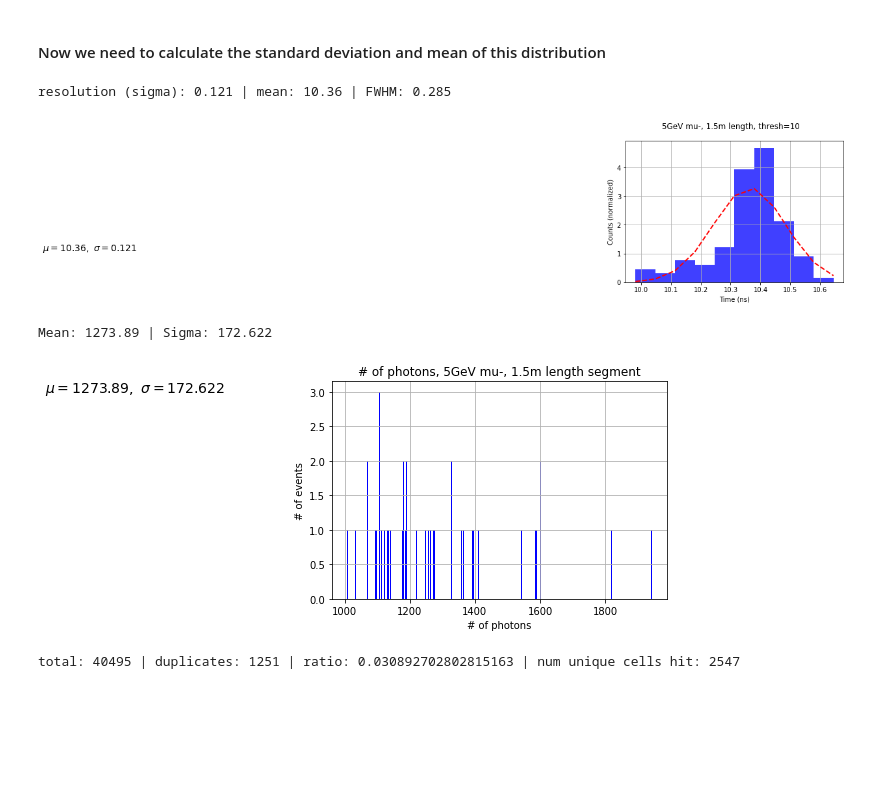
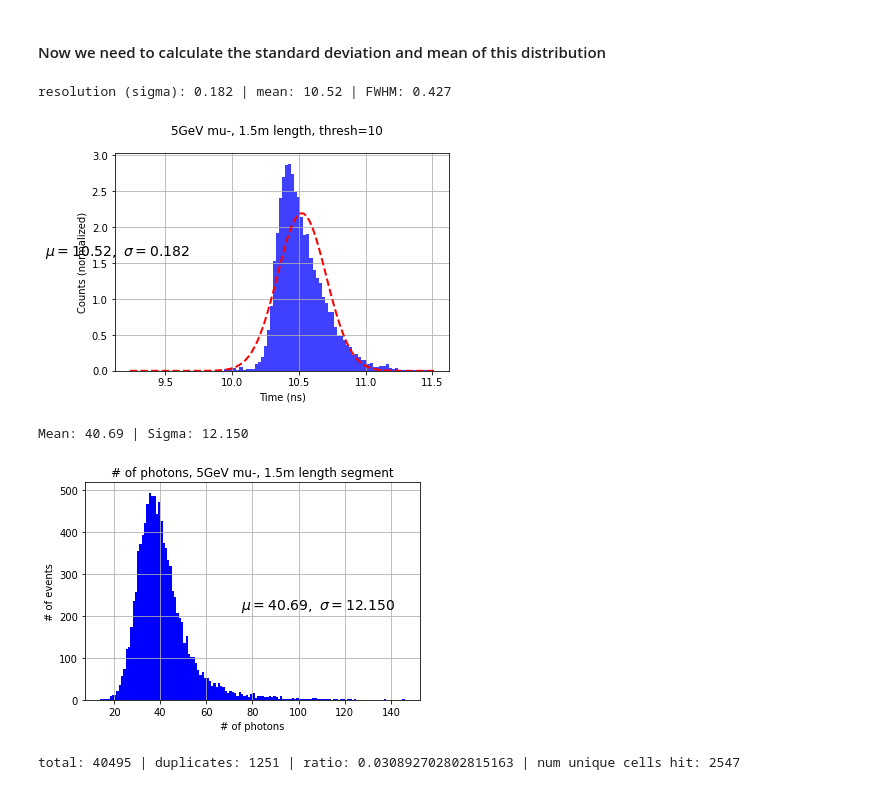
Before and after one commit to RowanKell/work_eic, a Jupyter notebook: macros/time_res/time_resolution.ipynb, the cells around one changed output. Saved outputs shown, nothing was run; the diff lists cells and outputs as text; code cells hidden in the pictures; blank space fills up the shorter version.

```diff
--- a/macros/time_res/time_resolution.ipynb
+++ b/macros/time_res/time_resolution.ipynb
@@ -25,7 +25,9 @@ color_dict = {
 #### Nest, open the root file with uproot and save the times to a Numpy Array
 # %%
 # uproot_path = f"/cwork/rck32/eic/work_eic/root_files/time_res/one_segment_sensor_in_volume/{particle}_5GeV_10kevents_{length_dict[length]}m_1cm_3cm.edm4hep.root:events"
-uproot_path = f"/cwork/rck32/eic/work_eic/root_files/time_res/one_segment_test/{particle}_5GeV_100events_{length_dict[length]}m_1cm_3cm_28_layers.edm4hep.root:events"
+# uproot_path = f"/cwork/rck32/eic/work_eic/root_files/time_res/one_segment_test/{particle}_5GeV_100events_{length_dict[length]}m_1cm_3cm_28_layers.edm4hep.root:events"
+uproot_path = f"/cwork/rck32/eic/work_eic/root_files/time_res/one_segment_sensor_in_volume/June_6/{particle}_5GeV_10kevents_{length_dict[length]}m_1cm_3cm.edm4hep.root:events"
+
 events = up.open(uproot_path)
 
 times = events["HcalBarrelHits/HcalBarrelHits.time"].array(library='np')
@@ -89,26 +91,26 @@ total: 127389 | duplicates: 4804 | ratio: 0.03771126235389241 | num unique cells
 # %%
 plot_times = avg_accepted_times if use_avg else accepted_times
 
 fig, axs = plot.subplots(1, 1)
 
 (mu, sigma) = norm.fit(plot_times)
-n, bins, patches = plot.hist(plot_times, 10, facecolor=color_dict[particle], alpha=0.75, density=True)
+n, bins, patches = plot.hist(plot_times, 100, facecolor=color_dict[particle], alpha=0.75, density=True)
 fig.suptitle(f"5GeV {particle}-, {length}m length, thresh={threshold}")
 
 y = norm.pdf( bins, mu, sigma)
 l = axs.plot(bins, y, 'r--', linewidth=2)
 axs.set_xlabel('Time (ns)')
 axs.set_ylabel('Counts (normalized)')
 axs.grid(True)
-axs.text(8,1.1,r'$\mu=%4.2f,\ \sigma=%4.3f$'%(mu,sigma),fontsize=14)
+axs.text(8.6,1.6,r'$\mu=%4.2f,\ \sigma=%4.3f$'%(mu,sigma),fontsize=14)
 
 fig.show()
 extra_str = "_avg" if use_avg else ""
-# fig.savefig(f"plots/{particle}_5GeV_{length_dict[length]}m_10k_events_{threshold}g_thresh{extra_str}.svg")
+fig.savefig(f"plots/June_6/{particle}_5GeV_{length_dict[length]}m_10k_events_{threshold}g_thresh{extra_str}.svg")
 print("resolution (sigma): %4.3f | mean: %4.2f | FWHM: %4.3f" %(sigma,mu,(2.35 * sigma)))
 # %% [output]
-resolution (sigma): 0.121 | mean: 10.36 | FWHM: 0.285
+resolution (sigma): 0.182 | mean: 10.52 | FWHM: 0.427
-[figure, old version]
+[figure, new version]
 # %%
 counts = []
 counts_cut = []
@@ -126,15 +128,15 @@ n, bins, patches = plot.hist(counts_cut, bins=n_bins, density = False,facecolor=
 plot.title(f"# of photons, 5GeV {particle}-, {length}m length segment")
 plot.xlabel("# of photons")
 plot.ylabel("# of events")
-plot.text(81.5,3,r'$\mu=%4.2f,\ \sigma=%4.3f$'%(mu,sigma),fontsize=14)
+plot.text(75,215,r'$\mu=%4.2f,\ \sigma=%4.3f$'%(mu,sigma),fontsize=14)
 plot.grid(True)
 
 plot.plot
-# plot.savefig(f"plots/counts/{particle}_counts_5GeV_{length_dict[length]}m_new_sensor_placement_10k_events_new_q_eff.svg")
+plot.savefig(f"plots/June_6/counts_{particle}_5GeV_{length_dict[length]}m_10k_events_{threshold}g_thresh.svg")
 print("Mean: %4.2f | Sigma: %4.3f"%(mu,sigma))
 # %% [output]
-Mean: 1273.89 | Sigma: 172.622
+Mean: 40.69 | Sigma: 12.150
-[figure, old version]
+[figure, new version]
 # %%
 uproot_path = f"~/cworkdir/eic/work_eic/root_files/time_res/one_segment_test/mu_5GeV_1kevents_1_5m_1cm_3cm_test.edm4hep.root:events"
 events = up.open(uproot_path)
```
Also changed, not shown: parts of 3 cells of this notebook, 6 other files.
